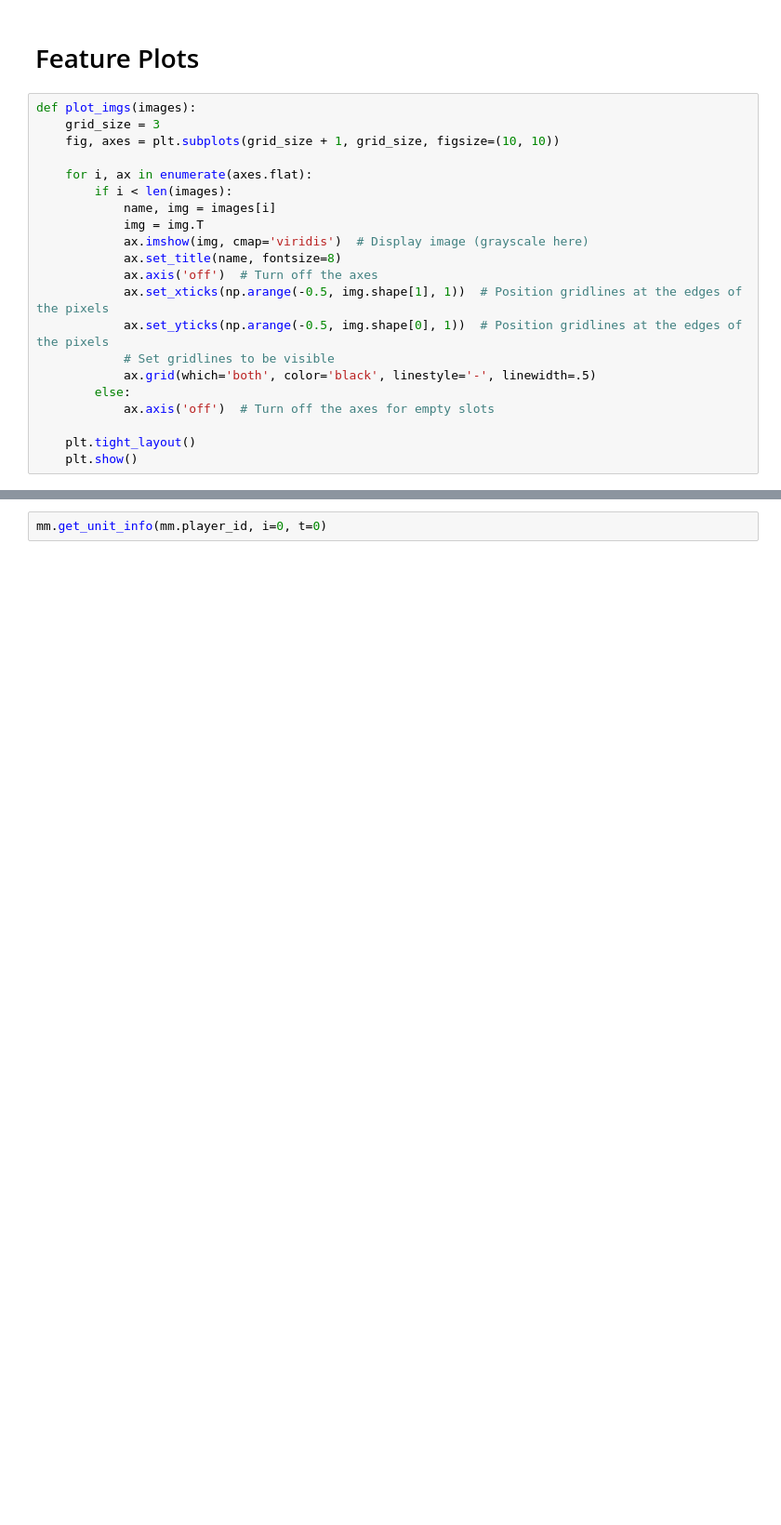
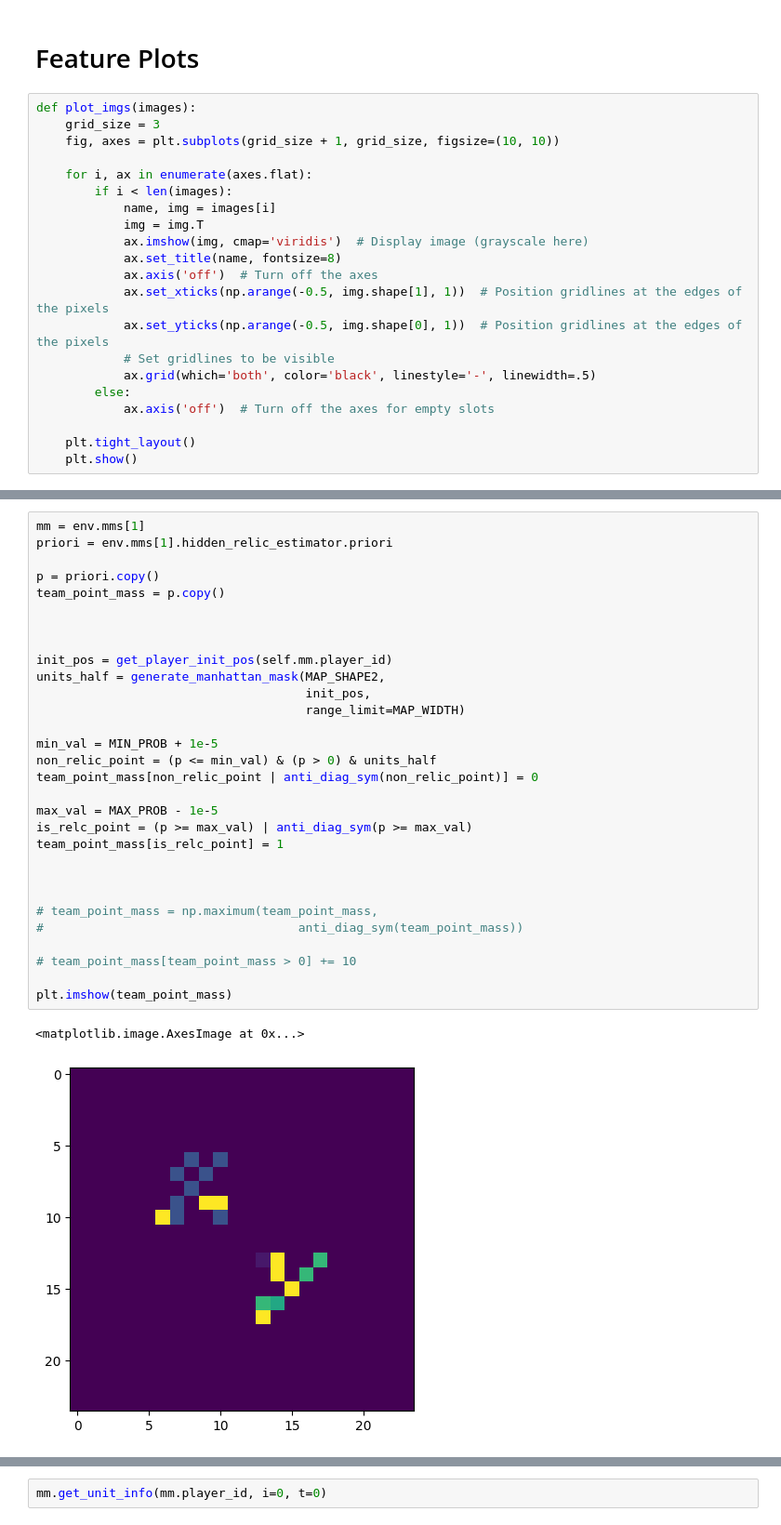
Before and after one commit to flynnwang/eco_bang_bang, a Jupyter notebook: notebook/rule-agentd-debugger.ipynb, the cells around one changed output, grey strips where cells are left out. Shown at 93% size. Cells and saved outputs as stored; diff of their text form; blank space fills up the shorter version.

```diff
--- a/notebook/rule-agentd-debugger.ipynb
+++ b/notebook/rule-agentd-debugger.ipynb
@@ -138,0 +157,33 @@ from ecobangbang.agent import *
+# %%
+mm = env.mms[1]
+priori = env.mms[1].hidden_relic_estimator.priori
+
+p = priori.copy()
+team_point_mass = p.copy()
+
+
+
+init_pos = get_player_init_pos(self.mm.player_id)
+units_half = generate_manhattan_mask(MAP_SHAPE2,
+                                     init_pos,
+                                     range_limit=MAP_WIDTH)
+
+min_val = MIN_PROB + 1e-5
+non_relic_point = (p <= min_val) & (p > 0) & units_half
+team_point_mass[non_relic_point | anti_diag_sym(non_relic_point)] = 0
+
+max_val = MAX_PROB - 1e-5
+is_relc_point = (p >= max_val) | anti_diag_sym(p >= max_val)
+team_point_mass[is_relc_point] = 1
+
+
+
+# team_point_mass = np.maximum(team_point_mass,
+#                                   anti_diag_sym(team_point_mass))
+
+# team_point_mass[team_point_mass > 0] += 10
+
+plt.imshow(team_point_mass)
+# %% [output]
+<matplotlib.image.AxesImage at 0x...>
+[figure, added]
```
Also changed, not shown: parts of 14 cells of this notebook, 8 other files.
